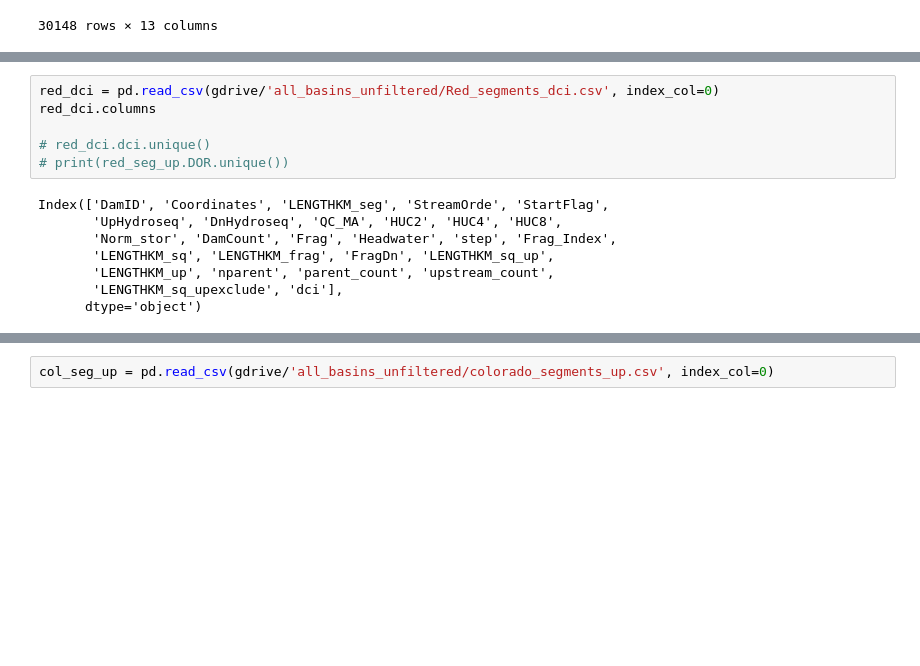
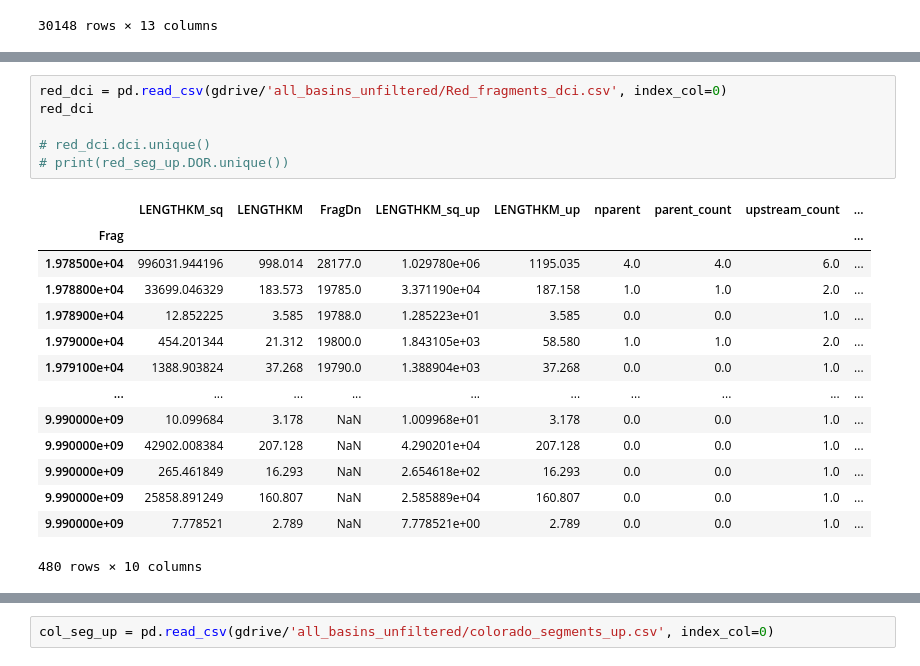
Before and after one commit to rspinti/River_bifurcation, a Jupyter notebook: archive/Rachel_testing/fragment_analysis_byHUC.ipynb, the cells around one changed output, grey strips where cells are left out. Saved outputs shown, nothing was run; the diff lists cells and outputs as text; blank space fills up the shorter version.

```diff
--- a/archive/Rachel_testing/fragment_analysis_byHUC.ipynb
+++ b/archive/Rachel_testing/fragment_analysis_byHUC.ipynb
@@ -66,17 +65,24 @@ red_seg
 # %%
-red_dci = pd.read_csv(gdrive/'all_basins_unfiltered/Red_segments_dci.csv', index_col=0)
-red_dci.columns
+red_dci = pd.read_csv(gdrive/'all_basins_unfiltered/Red_fragments_dci.csv', index_col=0)
+red_dci
 
 # red_dci.dci.unique()
 # print(red_seg_up.DOR.unique())
 # %% [output]
+|  | LENGTHKM_sq | LENGTHKM | FragDn | LENGTHKM_sq_up | LENGTHKM_up | nparent | parent_count | upstream_count | ... |
+| Frag |  |  |  |  |  |  |  |  | ... |
+| 1.978500e+04 | 996031.944196 | 998.014 | 28177.0 | 1.029780e+06 | 1195.035 | 4.0 | 4.0 | 6.0 | ... |
+| 1.978800e+04 | 33699.046329 | 183.573 | 19785.0 | 3.371190e+04 | 187.158 | 1.0 | 1.0 | 2.0 | ... |
+| 1.978900e+04 | 12.852225 | 3.585 | 19788.0 | 1.285223e+01 | 3.585 | 0.0 | 0.0 | 1.0 | ... |
+| 1.979000e+04 | 454.201344 | 21.312 | 19800.0 | 1.843105e+03 | 58.580 | 1.0 | 1.0 | 2.0 | ... |
+| 1.979100e+04 | 1388.903824 | 37.268 | 19790.0 | 1.388904e+03 | 37.268 | 0.0 | 0.0 | 1.0 | ... |
+| ... | ... | ... | ... | ... | ... | ... | ... | ... | ... |
+| 9.990000e+09 | 10.099684 | 3.178 | NaN | 1.009968e+01 | 3.178 | 0.0 | 0.0 | 1.0 | ... |
+| 9.990000e+09 | 42902.008384 | 207.128 | NaN | 4.290201e+04 | 207.128 | 0.0 | 0.0 | 1.0 | ... |
+| 9.990000e+09 | 265.461849 | 16.293 | NaN | 2.654618e+02 | 16.293 | 0.0 | 0.0 | 1.0 | ... |
+| 9.990000e+09 | 25858.891249 | 160.807 | NaN | 2.585889e+04 | 160.807 | 0.0 | 0.0 | 1.0 | ... |
+| 9.990000e+09 | 7.778521 | 2.789 | NaN | 7.778521e+00 | 2.789 | 0.0 | 0.0 | 1.0 | ... |
-Index(['DamID', 'Coordinates', 'LENGTHKM_seg', 'StreamOrde', 'StartFlag',
-       'UpHydroseq', 'DnHydroseq', 'QC_MA', 'HUC2', 'HUC4', 'HUC8',
-       'Norm_stor', 'DamCount', 'Frag', 'Headwater', 'step', 'Frag_Index',
-       'LENGTHKM_sq', 'LENGTHKM_frag', 'FragDn', 'LENGTHKM_sq_up',
-       'LENGTHKM_up', 'nparent', 'parent_count', 'upstream_count',
-       'LENGTHKM_sq_upexclude', 'dci'],
-      dtype='object')
+480 rows × 10 columns
 # %%
 red_dci_fil = red_dci[['Frag', 'HUC2', 'HUC4', 'Norm_stor', 'DamCount', 'LENGTHKM_frag','LENGTHKM_up', 'dci', 'StreamOrde', 'QC_MA']]
 red_dci_fil
```
Also changed, not shown: parts of 8 cells of this notebook, 10 other files.
